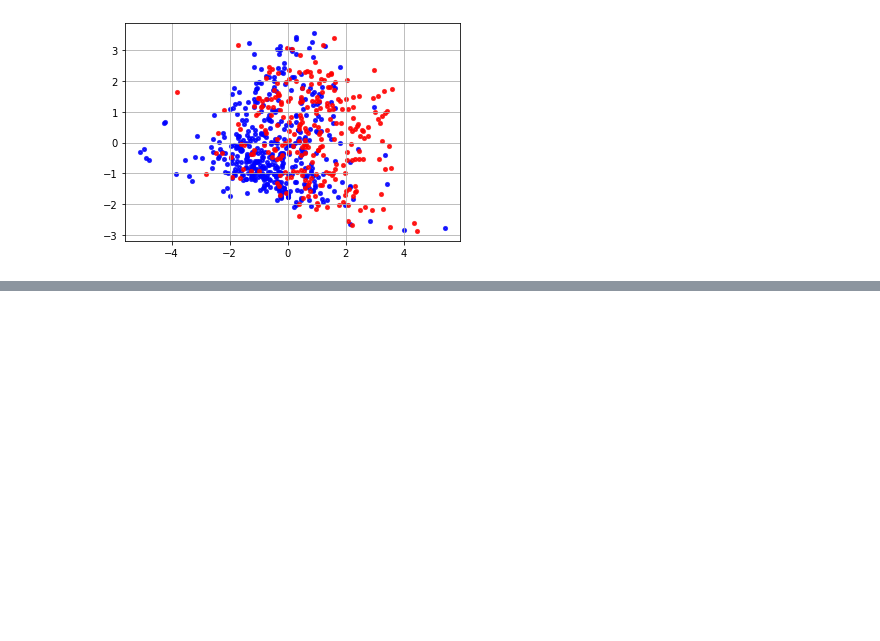
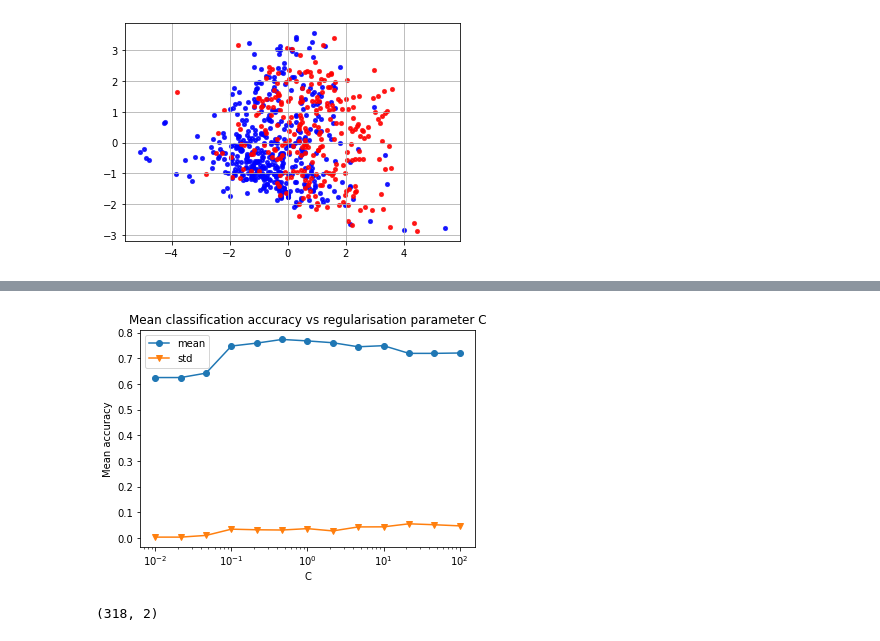
Before and after one commit to johnnymdoubleu/iaml2021-cw2, a Jupyter notebook: iaml212cw2_q1.ipynb, the cells around one changed output, grey strips where cells are left out. Cells and saved outputs as stored; diff of their text form; code cells hidden in the pictures; blank space fills up the shorter version.

```diff
--- a/iaml212cw2_q1.ipynb
+++ b/iaml212cw2_q1.ipynb
@@ -229,0 +241,15 @@ plt.show()
+# %%
+grid = {"C":np.logspace(-2,2,13)}
+cv = StratifiedKFold(n_splits=5)
+result = GridSearchCV(SVC(), grid, cv=cv)
+result.fit(Xtrn_s, Ytrn)
+
+print("tuned hpyerparameters :(best parameters) ",result.best_params_)
+print("accuracy :",result.best_score_)
+
+print("Best: %f using %s" % (result.best_score_, result.best_params_))
+means = result.cv_results_['mean_test_score']
+stds = result.cv_results_['std_test_score']
+params = result.cv_results_['params']
+for mean, stdev, param in zip(means, stds, params):
+    print("%f (%f) with: %r" % (mean, stdev, param))
@@ -229,0 +273,21 @@ plt.show()
+# %%
+# cvals = [str(i) for i in np.logspace(-2,2,13)]
+
+plt.plot(np.logspace(-2,2,13), means, 'o-', label="mean")
+plt.plot(np.logspace(-2,2,13), stds, 'v-', label="std")
+plt.xscale('log')
+plt.title("Mean classification accuracy vs regularisation parameter C")
+plt.xlabel("C")
+plt.ylabel("Mean accuracy")
+plt.legend()
+plt.savefig("results/1.8.png")
+plt.show()
+# %% [output]
+[figure, added]
+# %%
+Ztrn = Xtrn[Ytrn==0]
+Ztrn = Ztrn[Ztrn[:,4]>=1]
+Ztrn = Ztrn[:,[4,7]]
+print(Ztrn.shape)
+# %% [output]
+(318, 2)
```
Also changed, not shown: parts of 7 cells of this notebook, 3 other files.
